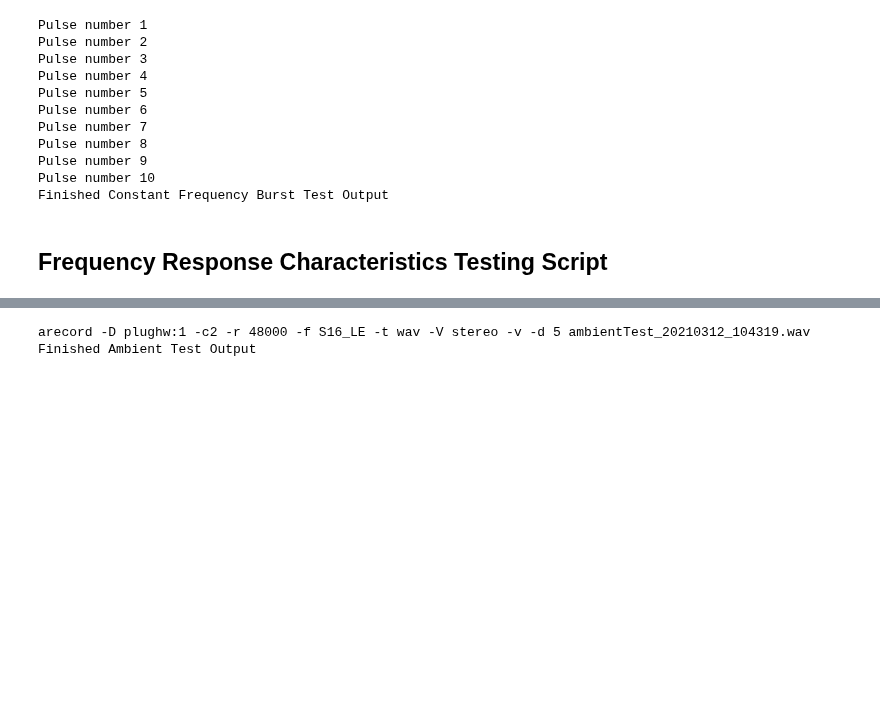
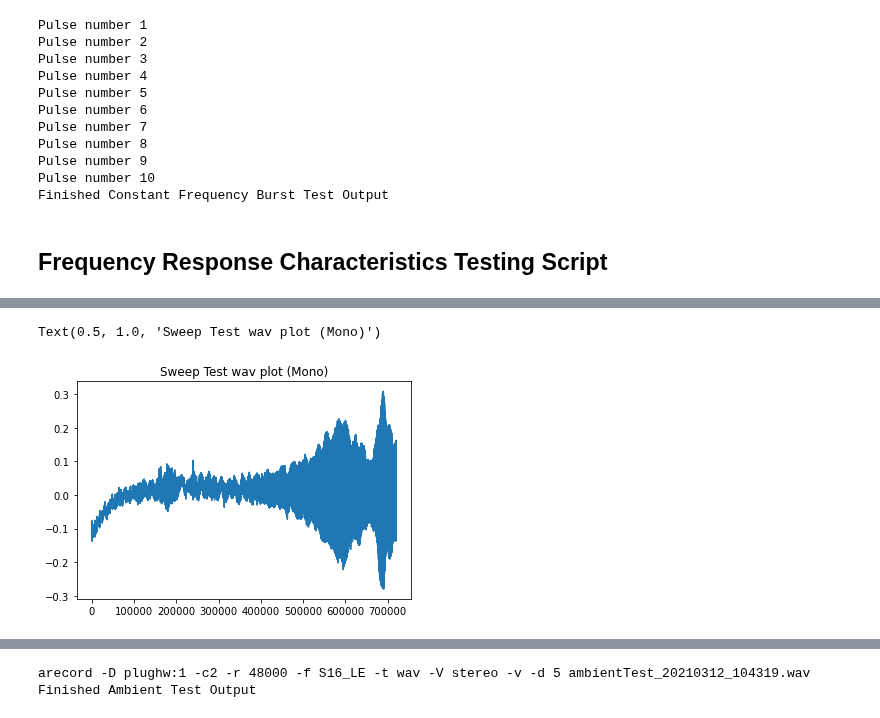
Before and after one commit to uwasystemhealth/VM3000-Microphones, a Jupyter notebook: Signal Processing/Signal Generation.ipynb, the cells around one changed output, grey strips where cells are left out. Cells and saved outputs as stored; diff of their text form; code cells hidden in the pictures; blank space fills up the shorter version.

```diff
--- a/Signal Processing/Signal Generation.ipynb
+++ b/Signal Processing/Signal Generation.ipynb
@@ -413,0 +466,9 @@ arecord -D plughw:1 -c2 -r 48000 -f S16_LE -t wav -V stereo -v -d 5 sweepTest_20
+# %%
+samples = data.shape[0]
+data = data[:,0]
+
+plt.plot(data[:recordTime*samplerate]) # Plotting mono audio
+plt.title("Sweep Test plot (Mono)")
+# %% [output]
+Text(0.5, 1.0, 'Sweep Test wav plot (Mono)')
+[figure, added]
```
Also changed, not shown: parts of 29 cells of this notebook.
